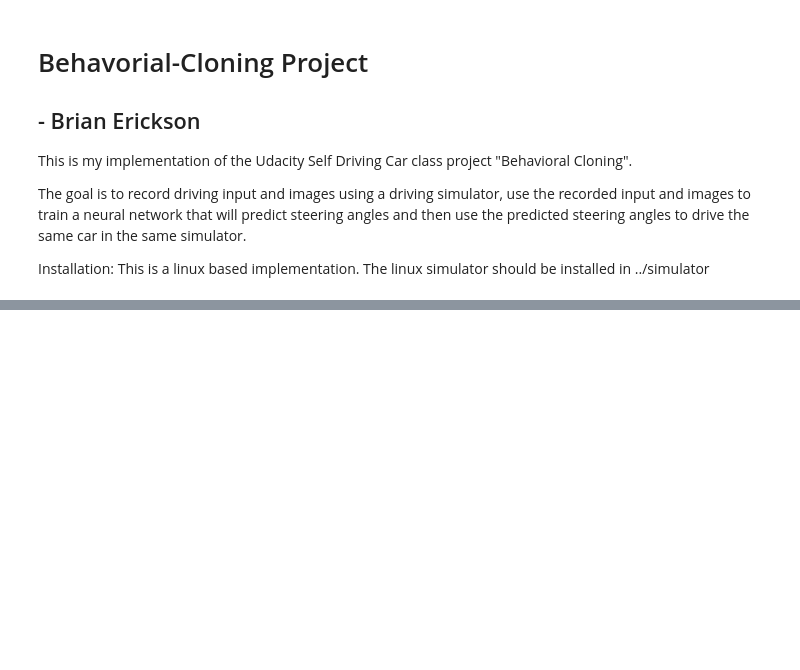
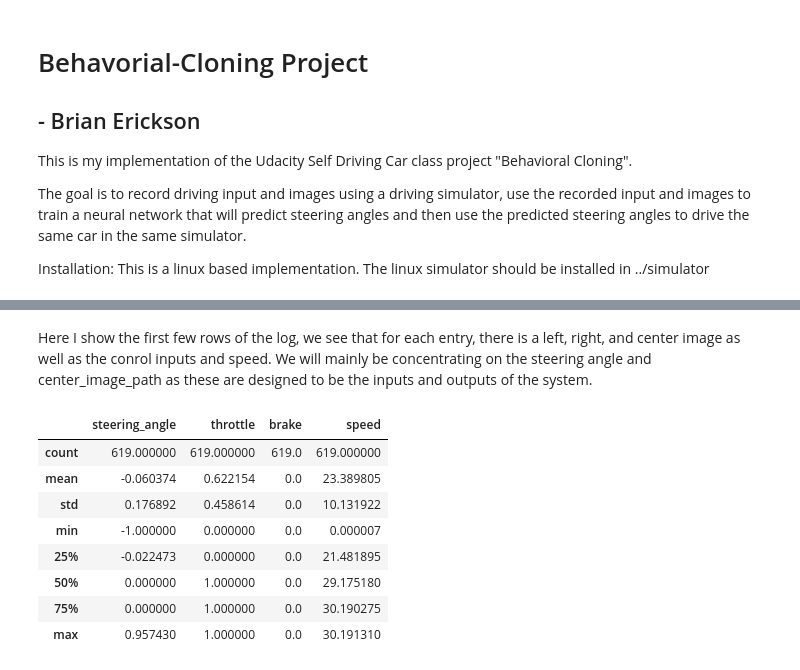
Before and after one commit to berickson/CarND-Behaviorial-Cloning, a Jupyter notebook: Behavorial-Cloning.ipynb, the cells around one changed output, grey strips where cells are left out. Saved outputs shown, nothing was run; the diff lists cells and outputs as text; code cells hidden in the pictures; blank space fills up the shorter version.

```diff
--- a/Behavorial-Cloning.ipynb
+++ b/Behavorial-Cloning.ipynb
@@ -49,0 +118,14 @@ log
+# %% [markdown]
+Here I show the first few rows of the log, we see that for each entry, there is a left, right, and center image as well as the conrol inputs and speed.  We will mainly be concentrating on the steering angle and center_image_path as these are designed to be the inputs and outputs of the system.
+# %%
+driving_log.describe()
+# %% [output]
+|  | steering_angle | throttle | brake | speed |
+| count | 619.000000 | 619.000000 | 619.0 | 619.000000 |
+| mean | -0.060374 | 0.622154 | 0.0 | 23.389805 |
+| std | 0.176892 | 0.458614 | 0.0 | 10.131922 |
+| min | -1.000000 | 0.000000 | 0.0 | 0.000007 |
+| 25% | -0.022473 | 0.000000 | 0.0 | 21.481895 |
+| 50% | 0.000000 | 1.000000 | 0.0 | 29.175180 |
+| 75% | 0.000000 | 1.000000 | 0.0 | 30.190275 |
+| max | 0.957430 | 1.000000 | 0.0 | 30.191310 |
```
Also changed, not shown: parts of 25 cells of this notebook.
